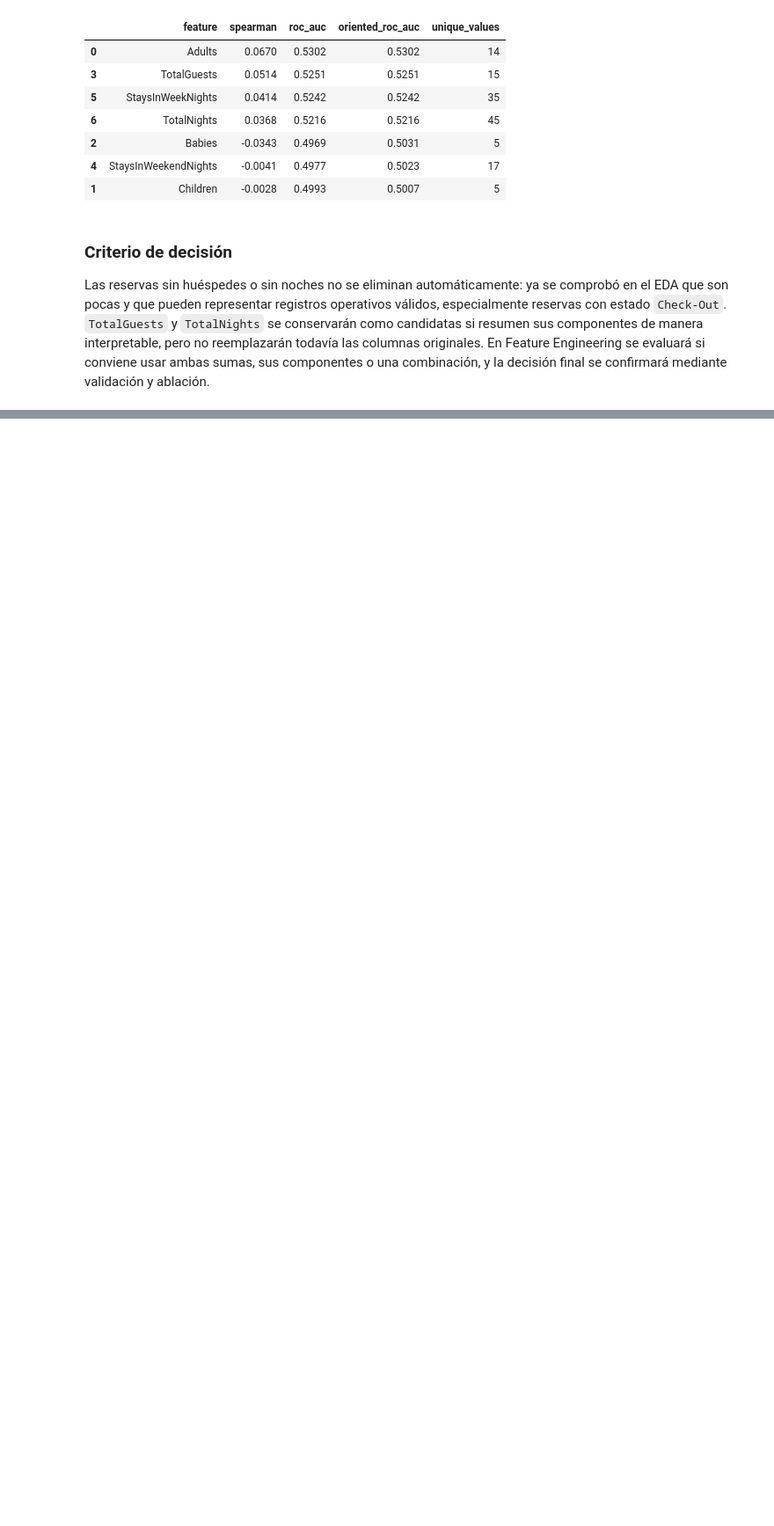
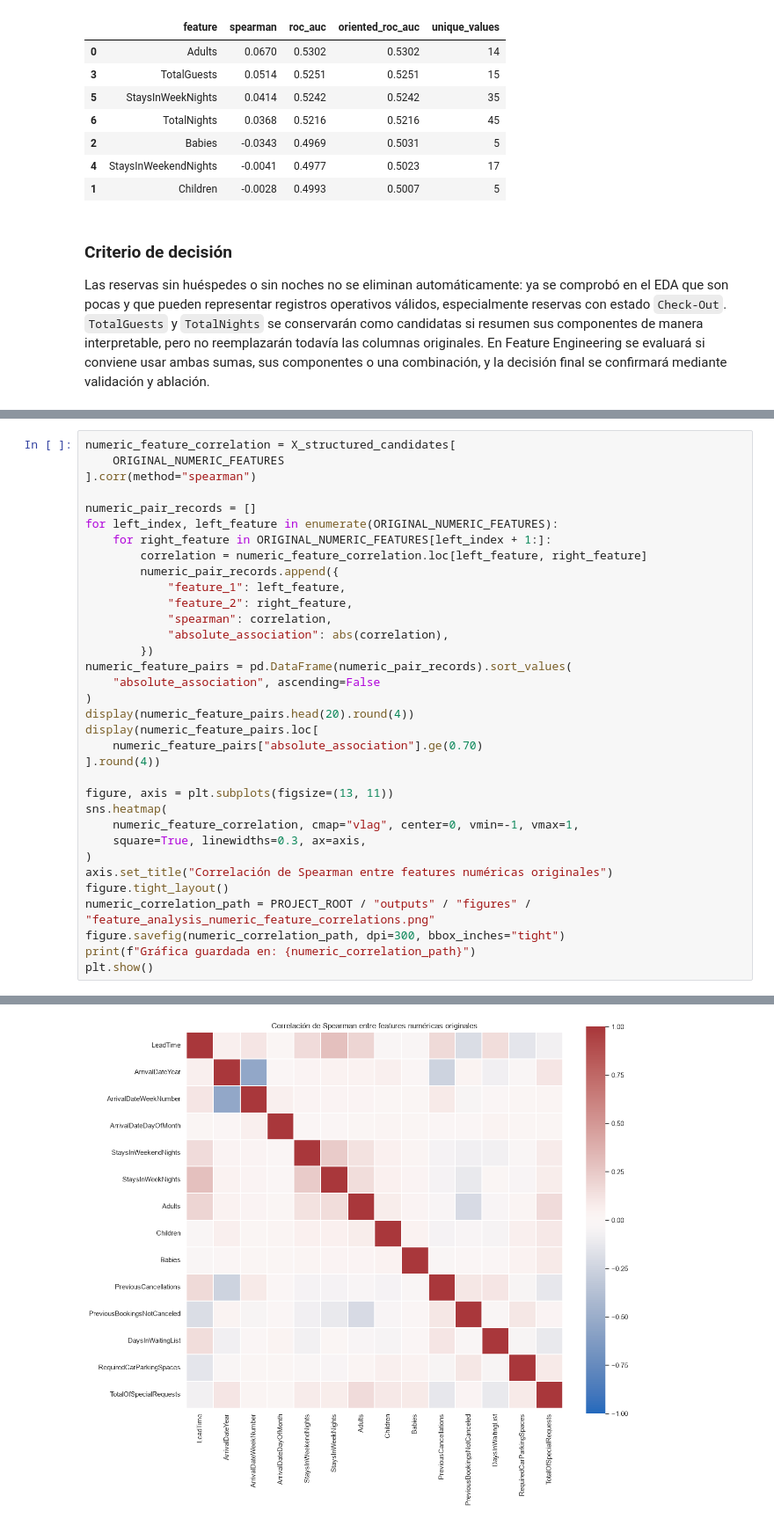
Before and after one commit to Lithium582/Obligatorio2026, a Jupyter notebook: notebooks/02_feature_analysis.ipynb, the cells around one changed output, grey strips where cells are left out. Shown at 88% size. Saved outputs shown, nothing was run; the diff lists cells and outputs as text; blank space fills up the shorter version.

```diff
--- a/notebooks/02_feature_analysis.ipynb
+++ b/notebooks/02_feature_analysis.ipynb
@@ -1770,0 +1806,35 @@ El análisis permitió separar asociaciones descriptivas de señales utilizables
+# %%
+numeric_feature_correlation = X_structured_candidates[
+    ORIGINAL_NUMERIC_FEATURES
+].corr(method="spearman")
+
+numeric_pair_records = []
+for left_index, left_feature in enumerate(ORIGINAL_NUMERIC_FEATURES):
+    for right_feature in ORIGINAL_NUMERIC_FEATURES[left_index + 1:]:
+        correlation = numeric_feature_correlation.loc[left_feature, right_feature]
+        numeric_pair_records.append({
+            "feature_1": left_feature,
+            "feature_2": right_feature,
+            "spearman": correlation,
+            "absolute_association": abs(correlation),
+        })
+numeric_feature_pairs = pd.DataFrame(numeric_pair_records).sort_values(
+    "absolute_association", ascending=False
+)
+display(numeric_feature_pairs.head(20).round(4))
+display(numeric_feature_pairs.loc[
+    numeric_feature_pairs["absolute_association"].ge(0.70)
+].round(4))
+
+figure, axis = plt.subplots(figsize=(13, 11))
+sns.heatmap(
+    numeric_feature_correlation, cmap="vlag", center=0, vmin=-1, vmax=1,
+    square=True, linewidths=0.3, ax=axis,
+)
+axis.set_title("Correlación de Spearman entre features numéricas originales")
+figure.tight_layout()
+numeric_correlation_path = PROJECT_ROOT / "outputs" / "figures" / "feature_analysis_numeric_feature_correlations.png"
+figure.savefig(numeric_correlation_path, dpi=300, bbox_inches="tight")
+print(f"Gráfica guardada en: {numeric_correlation_path}")
+plt.show()
+# %% [output]
@@ -1770,0 +1860 @@ El análisis permitió separar asociaciones descriptivas de señales utilizables
+[figure, added]
```
Also changed, not shown: parts of 12 cells of this notebook, 4 other files.
